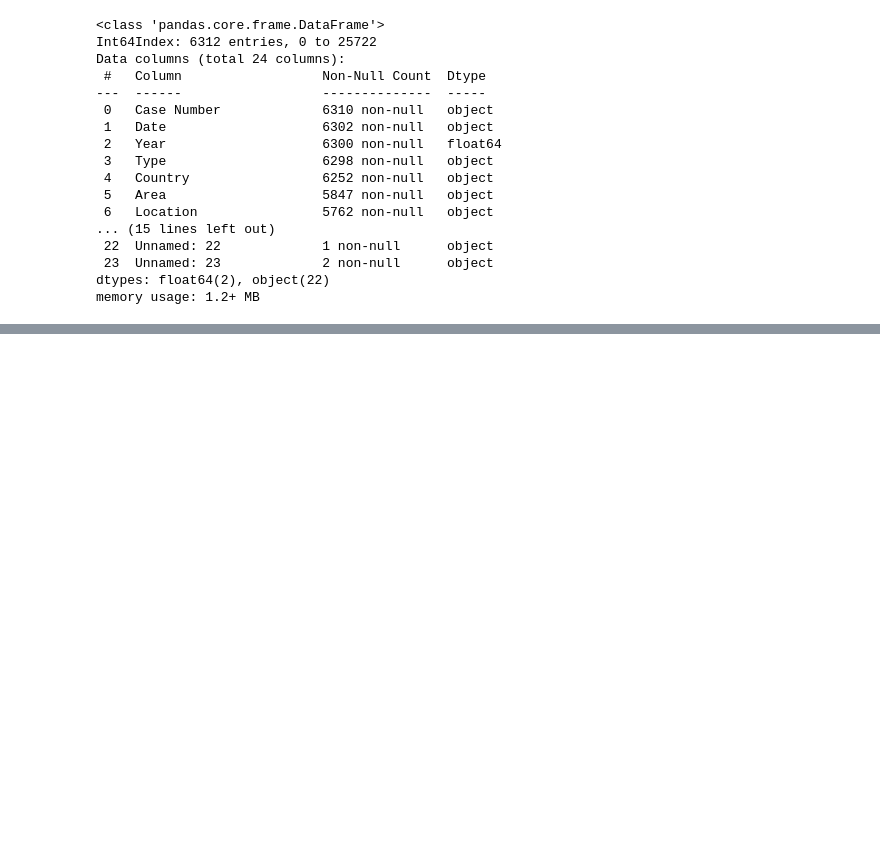
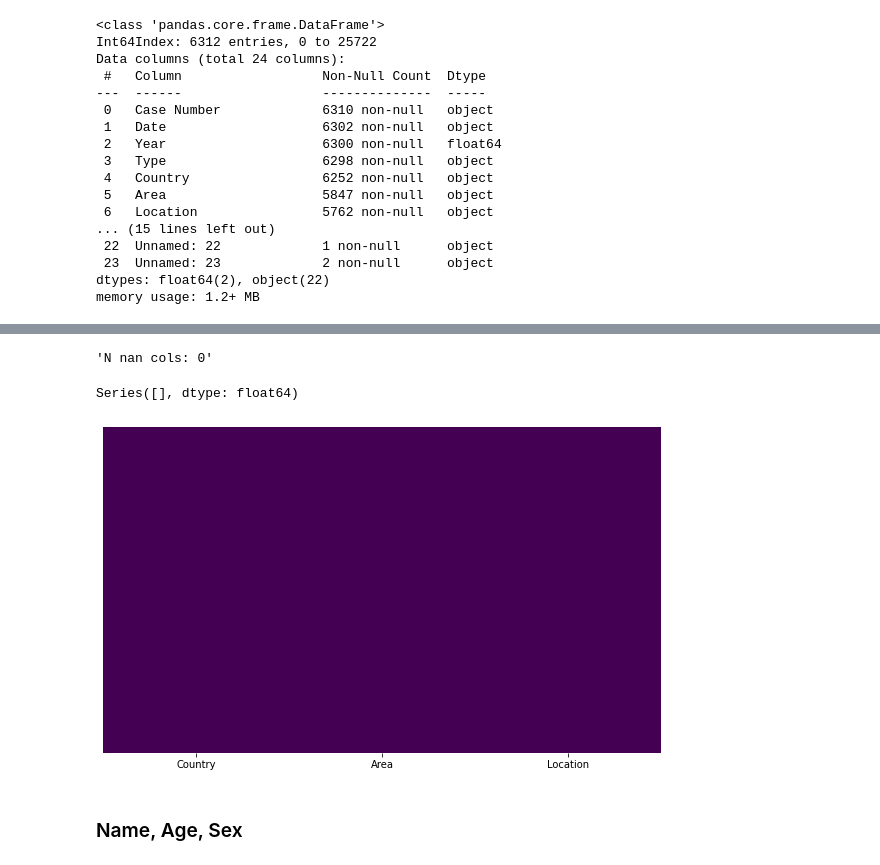
Before and after one commit to MiguelBeitia/1-Proyecto-Pandas-Shark, a Jupyter notebook: Proyecto.ipynb, the cells around one changed output, grey strips where cells are left out. Cells and saved outputs as stored; diff of their text form; code cells hidden in the pictures; blank space fills up the shorter version.

```diff
--- a/Proyecto.ipynb
+++ b/Proyecto.ipynb
@@ -210,0 +755,7 @@ TypeError: Cannot setitem on a Categorical with a new category (Unknown), set th
+# %%
+for i in range(data.shape[0]):
+
+    if data['Case Number.1'][i] == 'Unknown':
+        Sitio['Area'][i] = 'None'
+
+list(Sitio['Area'].unique())
@@ -210,0 +780,3 @@ TypeError: Cannot setitem on a Categorical with a new category (Unknown), set th
+# %%
+Sitio['Area'] = Sitio['Area'].fillna('Unknown')
+Sitio['Area'].unique()
@@ -210,0 +801,7 @@ TypeError: Cannot setitem on a Categorical with a new category (Unknown), set th
+# %%
+for i in range(data.shape[0]):
+
+    if data['Case Number.1'][i] == 'Unknown':
+        Sitio['Location'][i] = 'None'
+
+list(Sitio['Location'].unique())
@@ -210,0 +826,10 @@ TypeError: Cannot setitem on a Categorical with a new category (Unknown), set th
+# %%
+Sitio['Location'] = Sitio['Location'].fillna('Unknown')
+# %%
+check_nan(Sitio)
+# %% [output]
+'N nan cols: 0'
+Series([], dtype: float64)
+[figure, added]
+# %% [markdown]
+### Name, Age, Sex
```
Also changed, not shown: parts of 118 cells of this notebook.
